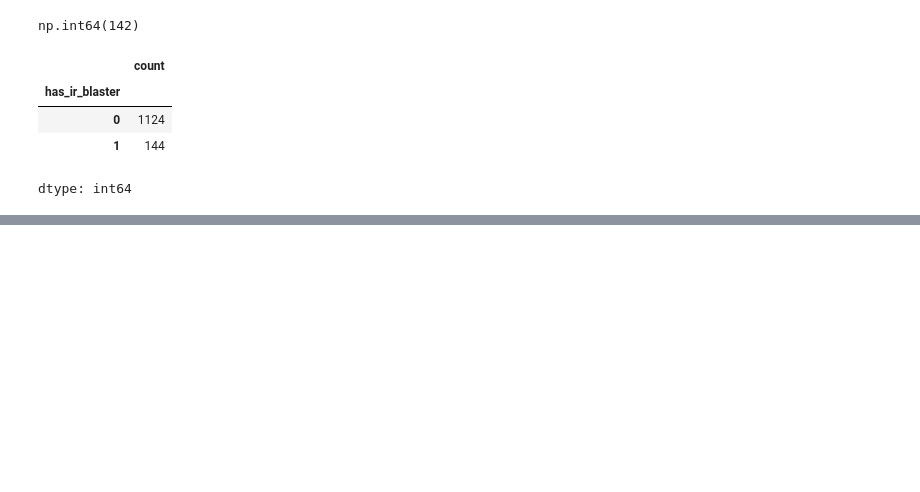
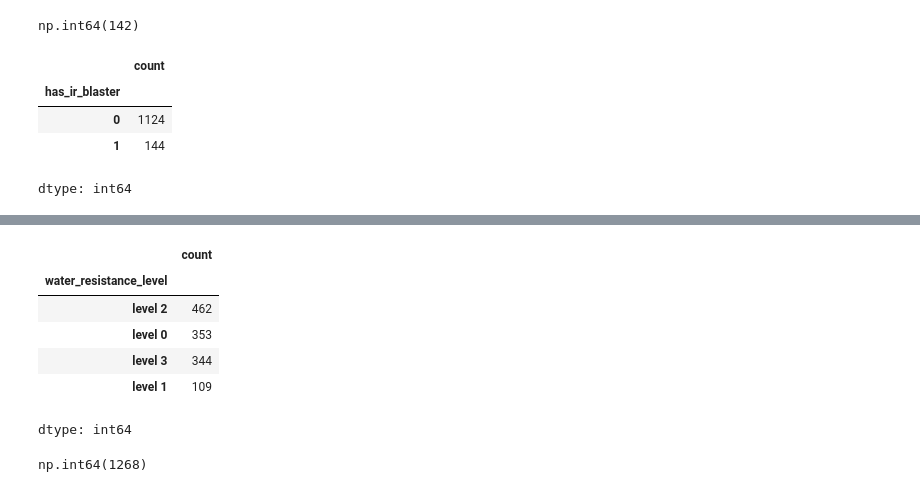
Before and after one commit to rajeshxdatascience/smartphone-recommender-system, a Jupyter notebook: SpecLens_AI_Data_Engineering.ipynb, the cells around one changed output, grey strips where cells are left out. Drawn from its saved outputs; the diff is of its cells as text; code cells hidden in the pictures; blank space fills up the shorter version.

```diff
--- a/SpecLens_AI_Data_Engineering.ipynb
+++ b/SpecLens_AI_Data_Engineering.ipynb
@@ -2540,0 +2582,32 @@ dtype: int64
+# %%
+def water_resistance_level(text):
+
+  if pd.isna(text):
+    return 'level 0'
+
+  t = text.lower()
+
+  if any(x in t for x in ['ip67', 'ip68', 'ip69', 'ipx8', 'ipx9', 'ip66/68/69', 'ipx6/x8/x9']):
+        return 'level 3'
+
+  if any(x in t for x in ['ip53', 'ip54', 'ip64', 'ip65', 'water resistant']):
+        return 'level 2'
+
+  if any(x in t for x in ['water repellent', 'ip48', 'ip52', 'ipx4', 'splash resistant', 'dust and water resistant']):
+        return 'level 1'
+
+df['water_resistance_level'] = df['ip_rating'].apply(water_resistance_level).astype('category')
+# %%
+df['water_resistance_level'].value_counts(dropna=False)
+# %% [output]
+|  | count |
+| water_resistance_level |  |
+| level 2 | 462 |
+| level 0 | 353 |
+| level 3 | 344 |
+| level 1 | 109 |
+dtype: int64
+# %%
+df['water_resistance_level'].count()
+# %% [output]
+np.int64(1268)
```
Also changed, not shown: parts of 27 cells of this notebook.
